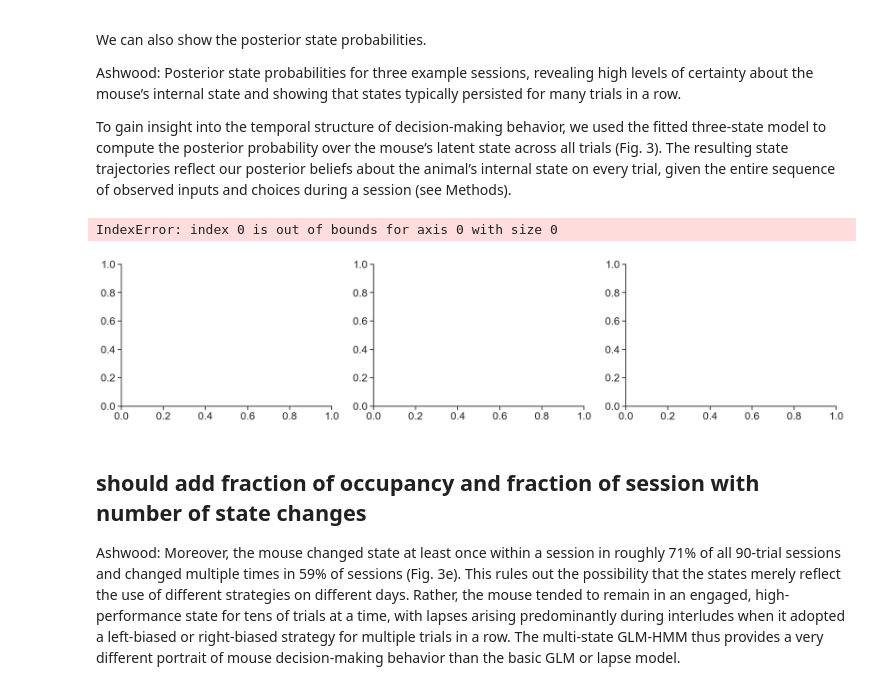
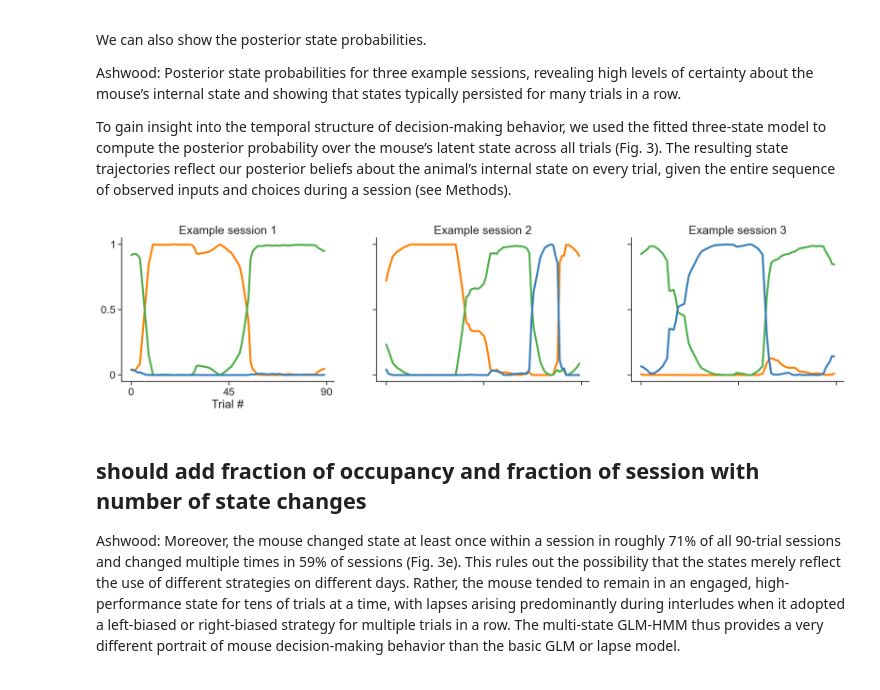
Before and after one commit to camila-maura/glm_hmm_notebook, a Jupyter notebook: scripts/01_ashwood_replication.ipynb, the cells around one changed output. Saved outputs shown, nothing was run; the diff lists cells and outputs as text; code cells hidden in the pictures.

Commit message:
finished ibl preprocessing

```diff
--- a/scripts/01_ashwood_replication.ipynb
+++ b/scripts/01_ashwood_replication.ipynb
@@ -146,0 +269,18 @@ array([0, 1, 1, 1, 1, 1, 1, 0, 1, 1])
+# %%
+# Remove stimuli of invalid choices
+signed_contrast =  signed_contrast[valid_choices_idx]
+# Create matrix to be filled with the predictors
+n_trials = len(signed_contrast)
+# Create empty design matrix of shape (n_trials, n_predictors)
+design_mat = np.zeros((n_trials, 3))
+# Add signed_contrast in the first predictor in the design matrix
+design_mat[:, 0] = signed_contrast
+# map previous choice to {-1,1} and add to second predictor in the design matrix
+design_mat[:, 1] = 2 * previous_choice - 1
+# Add wsls as third predictor in the design matrix
+design_mat[:, 2] = wsls
+
+# We then normalize stimuli values across trials.
+unnormalized_inpt = design_mat.copy()
+normalized_inpt = np.copy(unnormalized_inpt)
+normalized_inpt[:, 0] = preprocessing.scale(normalized_inpt[:, 0])
@@ -147,3 +436,5 @@ array([0, 1, 1, 1, 1, 1, 1, 0, 1, 1])
+# %%
+unnormalized_inpt, design_matrix, choices_mouse, session = get_unnormalized_design_mat(valid_sessions, df_trials)
 # %% [markdown]
 Importantly, do not do 3000 trials at once! Instead, they generally do several sessions of 100-300 trials, and we use all the sessions together to fit our model. For our model to be accurate, we need to tell it when our session boundaries are: we don't want it to compute all sessions as if they were one.
 
@@ -300,7 +526,7 @@ Once we created our object, we can fit our model. The fit function takes two man
 ! admonition on how to choose a good initialization of parameters
 Probably point them to the other notebook
 # %%
-model.fit(X_mouse, choices_tsd)
+model.fit(design_matrix, choices_tsd)
 # init_params -> check docstring
 # %% [output]
 GLMHMM(
@@ -536,7 +762,7 @@ for state in range(n_states): # Append accuracy per state
     #idx_of_interest = np.where(model.decode_state(X_mouse,choices_mouse, state_format = "index")==state)
     # viterbi yields a slightly different result
 
-    posterior_probs = model.smooth_proba(X_mouse, choices_mouse)
+    posterior_probs = model.smooth_proba(design_matrix, choices_mouse)
     idx_of_interest = np.where(posterior_probs[:, state] >= 0.9)[0]
 
     # viterbi to get label and filter posterior to pick the states
@@ -585,15 +811,15 @@ Ashwood: Posterior state probabilities for three example sessions, revealing hig
 
 To gain insight into the temporal structure of decision-making behavior, we used the fitted three-state model to compute the  posterior probability over the mouse’s latent state across all trials (Fig. 3). The resulting state trajectories reflect our posterior beliefs about the animal’s internal state on every trial, given the entire sequence of observed inputs and choices during a session (see Methods).
 # %%
-sess_to_plot = ["CSHL_008-2019-04-29-001", "CSHL_008-2019-08-07-001",
-                    "CSHL_008-2019-05-28-001"]
+sess_to_plot = ['0ccee376-2873-47dd-9293-c19e424c1bee','66f20f92-171f-4cc5-aca9-69fc3cb6370f',
+                '19f4acbd-aeac-4f83-9f30-85a8aa002820']
 
 sess_ex_1 = np.where(session == sess_to_plot[0])
 sess_ex_2 = np.where(session == sess_to_plot[1])
 sess_ex_3 = np.where(session == sess_to_plot[2])
 
 sess_examples = [sess_ex_1, sess_ex_2, sess_ex_3]
-posteriors = model.smooth_proba(X_mouse, choices_tsd)
+posteriors = model.smooth_proba(design_matrix, choices_tsd)
 
 colors =['#ff7f00', '#4daf4a', '#377eb8']
 fig, ax = plt.subplots(1,3,figsize=(20, 4))
@@ -612,35 +838,34 @@ for example_session in range(len(ax)):
                 ],
                 [
                     "0",
                     "45",
                     "90"
                 ],
             )
             ax[example_session].set_xlabel("Trial #")
             ax[example_session].set_yticks(
                 [0, 0.5, 1],
                 ["0", "0.5", "1"],
             )
         else:
             ax[example_session].set_xticks(
                 [
                     sess_examples[example_session][0][0],
                     sess_examples[example_session][0][0] + 45,
                     sess_examples[example_session][0][0] + 90
                 ],
                 [
                     " ",
                     " ",
                     " "
                 ],
             )
             ax[example_session].set_yticks(
                 [0, 0.5, 1],
                 [" ", " ", " "],
             )
 # %% [output]
-IndexError: index 0 is out of bounds for axis 0 with size 0
-[figure, old version]
+[figure, new version]
 # %% [markdown]
 ## should add fraction of occupancy and fraction of session with number of state changes
 Ashwood: Moreover, the mouse changed state at least once within a session in roughly 71% of all 90-trial sessions and changed multiple times in 59% of sessions (Fig. 3e). This rules out the possibility that the states merely reflect the use of different strategies on different days. Rather, the mouse tended to remain in an engaged, high-performance state for tens of trials at a time, with lapses arising predominantly during interludes when it adopted a left-biased or right-biased strategy for multiple trials in a row. The multi-state GLM-HMM thus provides a very different portrait of mouse decision-making behavior than the basic GLM or lapse model.
```
Also changed, not shown: parts of 37 cells of this notebook, 6 other files.
